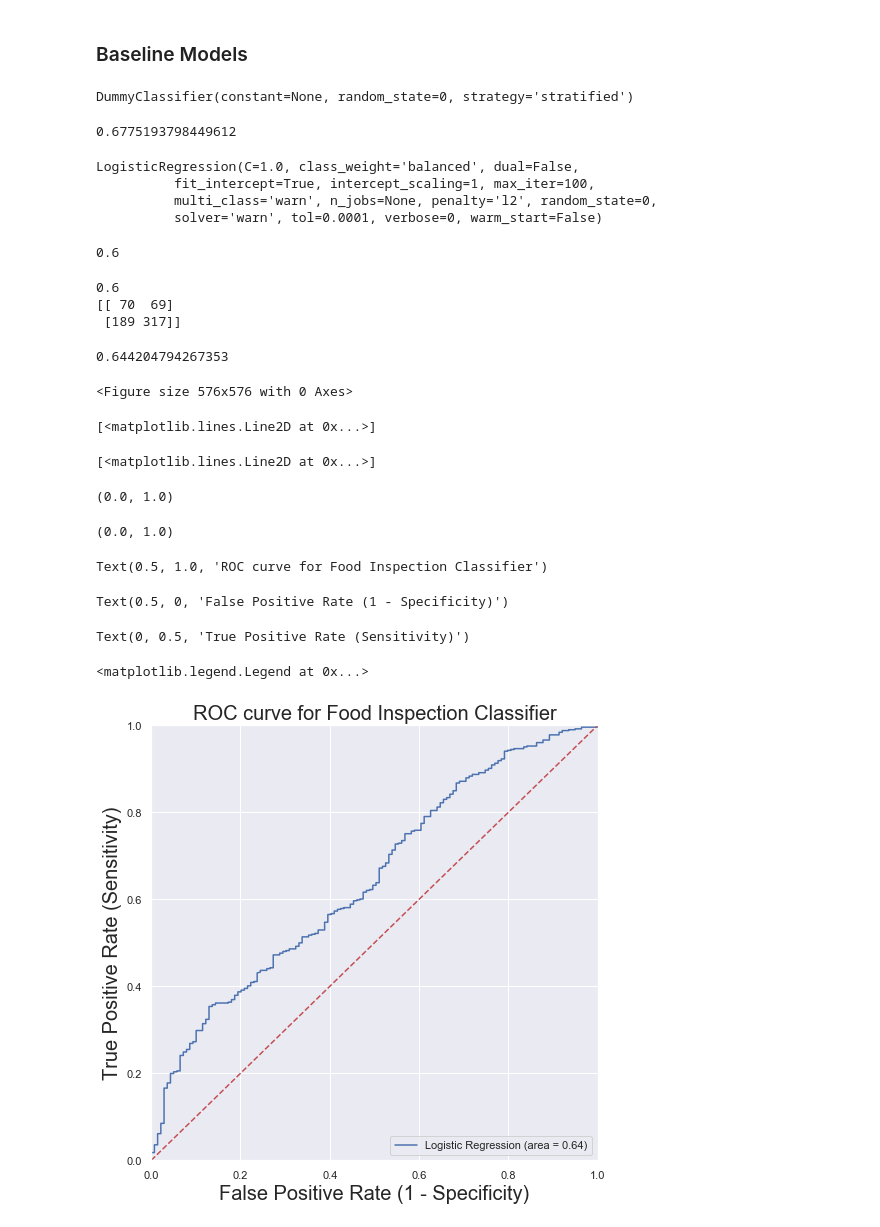
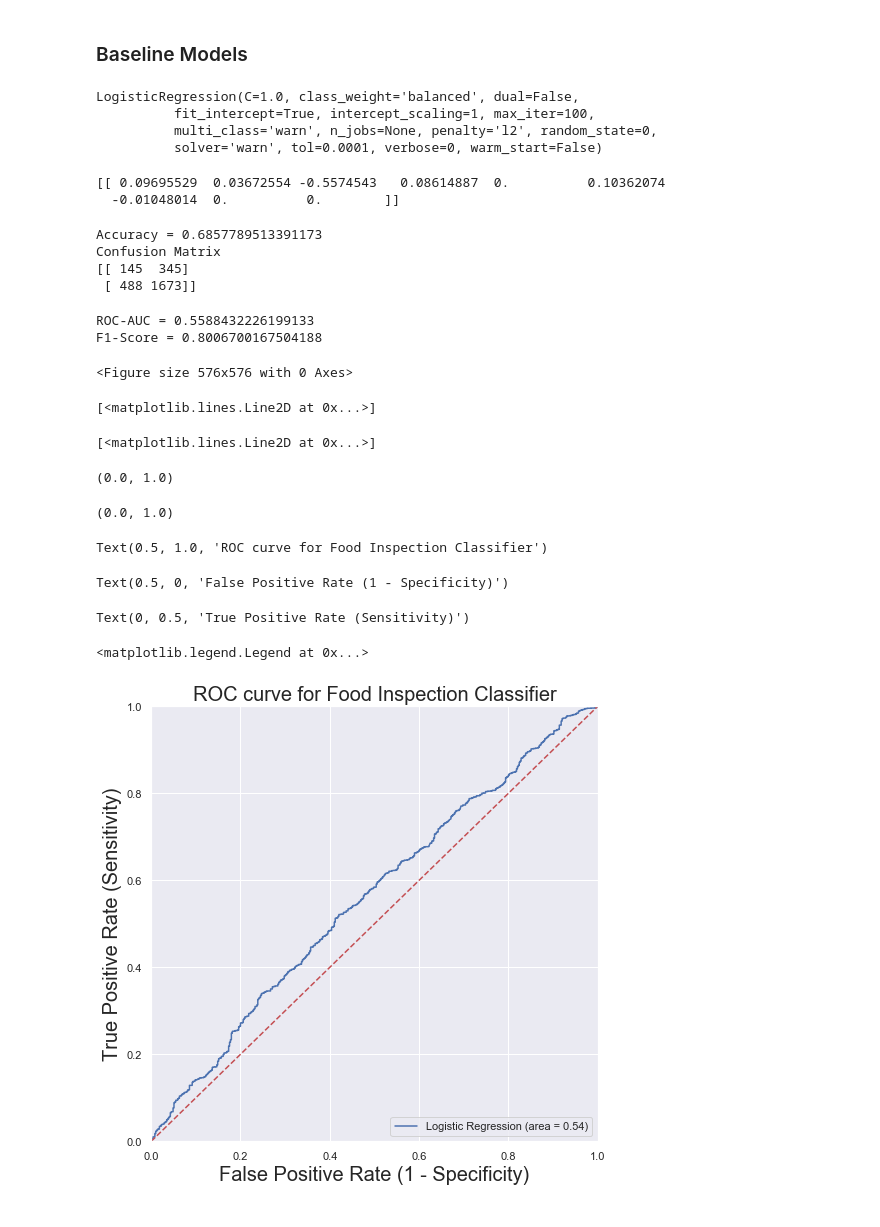
Before and after one commit to drimal/chicagofood, a Jupyter notebook: notebooks/ChicagoFood.ipynb, the cells around one changed output. Cells and saved outputs as stored; diff of their text form; code cells hidden in the pictures.

```diff
--- a/notebooks/ChicagoFood.ipynb
+++ b/notebooks/ChicagoFood.ipynb
@@ -825,27 +1227,22 @@ from sklearn import metrics
 # %%
-X_train, X_test, y_train, y_test = train_test_split(X, Y, test_size=0.33, random_state=0)
+#X_train, X_test, y_train, y_test = train_test_split(X, Y, test_size=0.3, random_state=0)
 # %%
 # Create dummy classifer
-dummy = DummyClassifier(strategy='stratified', random_state=0)
+#dummy = DummyClassifier(strategy='stratified', random_state=0)
 # stratified strategy generates random predictions by respecting the training set class distribution.
 
 # "Train" model
-dummy.fit(X_train, y_train)
+#dummy.fit(X_train, Y_train)
-# %% [output]
-DummyClassifier(constant=None, random_state=0, strategy='stratified')
 # %%
 # Get accuracy score
-dummy.score(X_test, y_test)
+#dummy.score(X_test, Y_test)
-# %% [output]
-0.6775193798449612
 # %%
 # train a logistic regression model on the training set
-from sklearn.linear_model import LogisticRegression
 # instantiate model
-logreg = LogisticRegression(random_state=0, class_weight='balanced')
+logreg = LogisticRegression(random_state=0, class_weight = 'balanced')
 
 # fit model
-logreg.fit(X_train, y_train)
+logreg.fit(X_train, Y_train)
 
 # make class predictions for the testing set
 y_pred_class = logreg.predict(X_test)
@@ -854,42 +1251,50 @@ LogisticRegression(C=1.0, class_weight='balanced', dual=False,
           fit_intercept=True, intercept_scaling=1, max_iter=100,
           multi_class='warn', n_jobs=None, penalty='l2', random_state=0,
           solver='warn', tol=0.0001, verbose=0, warm_start=False)
-0.6
+# %%
+print(logreg.coef_)
+# %% [output]
+[[ 0.09695529  0.03672554 -0.5574543   0.08614887  0.          0.10362074
+  -0.01048014  0.          0.        ]]
 # %%
 # calculate accuracy
-print(metrics.accuracy_score(y_test, y_pred_class))
-print(metrics.confusion_matrix(y_test, y_pred_class))
+print("Accuracy = %s " %metrics.accuracy_score(Y_test, y_pred_class))
+print("Confusion Matrix ")
+print(metrics.confusion_matrix(Y_test, y_pred_class))
 # %% [output]
-0.6
-[[ 70  69]
- [189 317]]
+Accuracy = 0.6857789513391173
+Confusion Matrix
+[[ 145  345]
+ [ 488 1673]]
 # %%
-y_pred_prob = logreg.predict_proba(X_test)[:, 1]
-print(metrics.roc_auc_score(y_test, y_pred_prob))
+y_pred_proba = logreg.predict_proba(X_test)[:, 1]
+print("ROC-AUC = %s " %metrics.roc_auc_score(Y_test, y_pred_proba))
+print("F1-Score = %s " %metrics.f1_score(Y_test, y_pred_class))
 # %% [output]
-0.644204794267353
+ROC-AUC = 0.5588432226199133
+F1-Score = 0.8006700167504188
 # %%
 plt.figure(figsize=(8,8))
-fpr, tpr, thresholds = metrics.roc_curve(y_test, y_pred_prob)
-plt.plot(fpr, tpr, label='Logistic Regression (area = %0.2f)' % metrics.roc_auc_score(y_test, y_pred_prob))
+fpr, tpr, thresholds = metrics.roc_curve(Y_test, y_pred_proba)
+plt.plot(fpr, tpr, label='Logistic Regression (area = %0.2f)' % metrics.roc_auc_score(Y_test, y_pred_class))
 plt.plot([0, 1], [0, 1],'r--')
 plt.xlim([0.0, 1.0])
 plt.ylim([0.0, 1.0])
 plt.rcParams['font.size'] = 12
 plt.title('ROC curve for Food Inspection Classifier')
 plt.xlabel('False Positive Rate (1 - Specificity)')
 plt.ylabel('True Positive Rate (Sensitivity)')
 plt.legend(loc="lower right")
 plt.grid(True)
 plt.show()
 # %% [output]
 <Figure size 576x576 with 0 Axes>
 [<matplotlib.lines.Line2D at 0x...>]
 [<matplotlib.lines.Line2D at 0x...>]
 (0.0, 1.0)
 (0.0, 1.0)
 Text(0.5, 1.0, 'ROC curve for Food Inspection Classifier')
 Text(0.5, 0, 'False Positive Rate (1 - Specificity)')
 Text(0, 0.5, 'True Positive Rate (Sensitivity)')
 <matplotlib.legend.Legend at 0x...>
-[figure, old version]
+[figure, new version]
```
Also changed, not shown: parts of 142 cells of this notebook, 3 other files.
